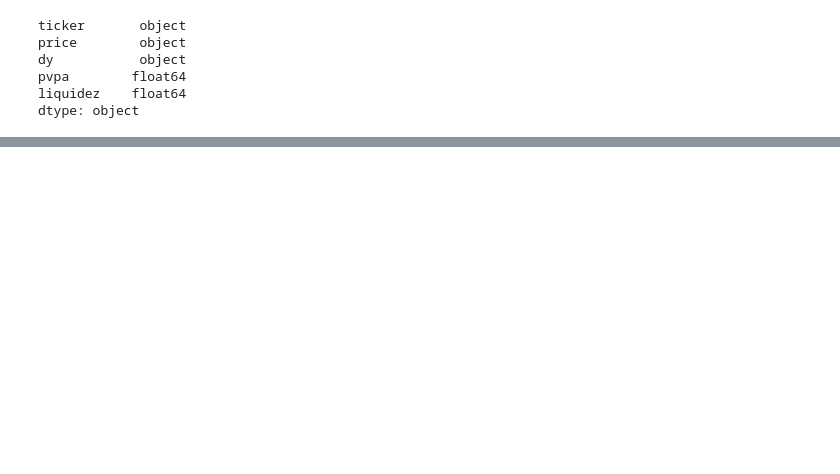
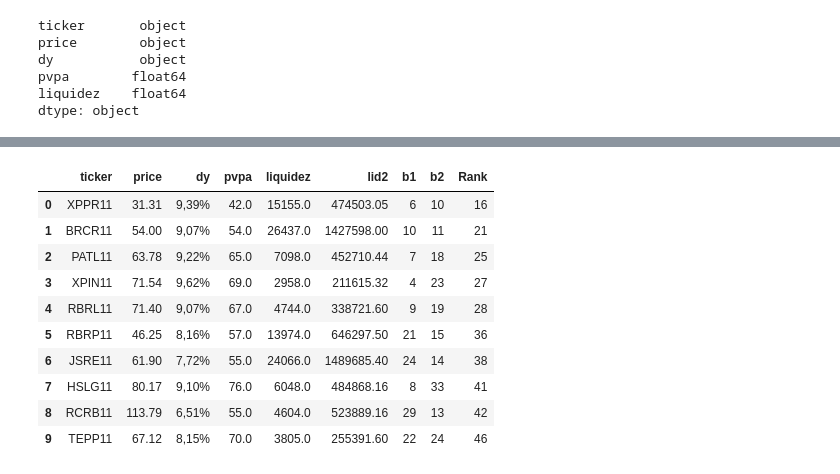
Before and after one commit to jrocarlos/reits_rank, a Jupyter notebook: reits_rank.ipynb, the cells around one changed output, grey strips where cells are left out. Drawn from its saved outputs; the diff is of its cells as text; code cells hidden in the pictures; blank space fills up the shorter version.

```diff
--- a/reits_rank.ipynb
+++ b/reits_rank.ipynb
@@ -285,7 +286,20 @@ test.reset_index(inplace=True, drop=True)
 # %%
 #select the top 10 reits (fii) to invest
 indexNames = test[(test.index > 9)].index
 test.drop(indexNames , inplace=True)
+test
+# %% [output]
+|  | ticker | price | dy | pvpa | liquidez | lid2 | b1 | b2 | Rank |
+| 0 | XPPR11 | 31.31 | 9,39% | 42.0 | 15155.0 | 474503.05 | 6 | 10 | 16 |
+| 1 | BRCR11 | 54.00 | 9,07% | 54.0 | 26437.0 | 1427598.00 | 10 | 11 | 21 |
+| 2 | PATL11 | 63.78 | 9,22% | 65.0 | 7098.0 | 452710.44 | 7 | 18 | 25 |
+| 3 | XPIN11 | 71.54 | 9,62% | 69.0 | 2958.0 | 211615.32 | 4 | 23 | 27 |
+| 4 | RBRL11 | 71.40 | 9,07% | 67.0 | 4744.0 | 338721.60 | 9 | 19 | 28 |
+| 5 | RBRP11 | 46.25 | 8,16% | 57.0 | 13974.0 | 646297.50 | 21 | 15 | 36 |
+| 6 | JSRE11 | 61.90 | 7,72% | 55.0 | 24066.0 | 1489685.40 | 24 | 14 | 38 |
+| 7 | HSLG11 | 80.17 | 9,10% | 76.0 | 6048.0 | 484868.16 | 8 | 33 | 41 |
+| 8 | RCRB11 | 113.79 | 6,51% | 55.0 | 4604.0 | 523889.16 | 29 | 13 | 42 |
+| 9 | TEPP11 | 67.12 | 8,15% | 70.0 | 3805.0 | 255391.60 | 22 | 24 | 46 |
 # %%
 y = [10,10,10,10,10,10,10,10,10,10]
 ml = test['ticker']
```
Also changed, not shown: parts of 26 cells of this notebook.
